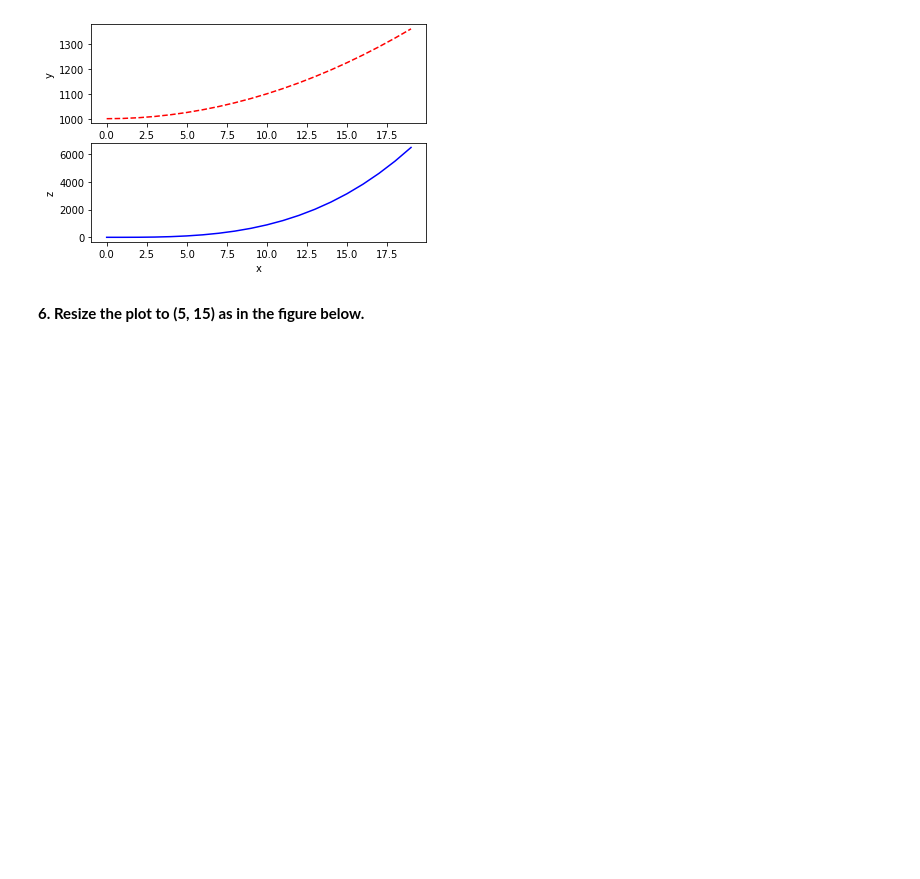
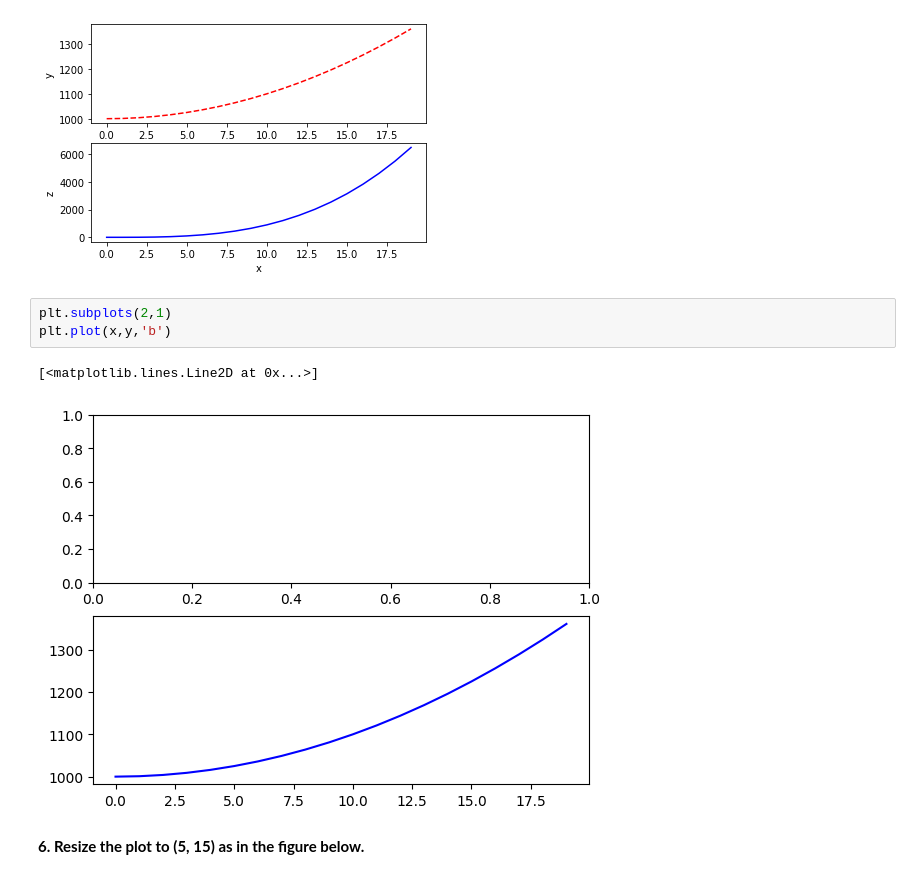
Before and after one commit to VivianeSouza923/HCIA_AI_HUAWEI_STUDY_if, a Jupyter notebook: Exercises_Matplotlib.ipynb, the cells around one changed output. Drawn from its saved outputs; the diff is of its cells as text; blank space fills up the shorter version.

```diff
--- a/Exercises_Matplotlib.ipynb
+++ b/Exercises_Matplotlib.ipynb
@@ -79,6 +80,12 @@ plt.show()
 **5. Use plt.subplots(nrows=1, ncols=2) to create the plot below. Note the colors and line styles.**
 # %% [markdown]
 ![image.png](embedded-picture-1)
+# %%
+plt.subplots(2,1)
+plt.plot(x,y,'b')
+# %% [output]
+[<matplotlib.lines.Line2D at 0x...>]
+[figure, added]
 # %% [markdown]
 **6. Resize the plot to (5, 15) as in the figure below.**
 # %% [markdown]
```
Also changed, not shown: parts of 1 cell of this notebook.
